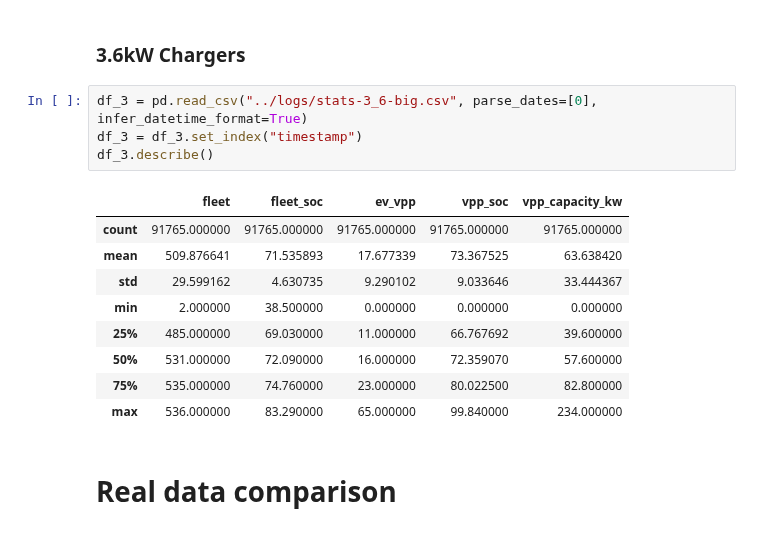
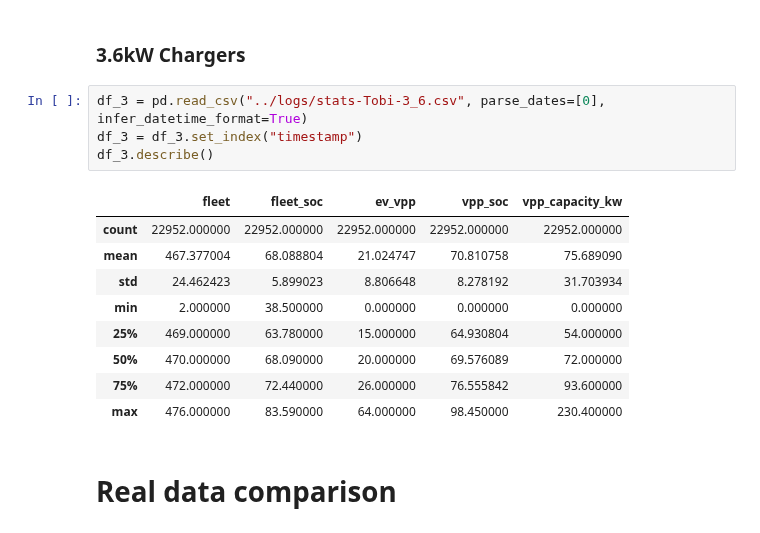
Before and after one commit to indyfree/FleetSim, a Jupyter notebook: notebooks/04-Simulation.ipynb, the cells around one changed output. Drawn from its saved outputs; the diff is of its cells as text.

```diff
--- a/notebooks/04-Simulation.ipynb
+++ b/notebooks/04-Simulation.ipynb
@@ -37,19 +37,19 @@ df_4.describe()
 # %% [markdown]
 ### 3.6kW Chargers
 # %%
-df_3 = pd.read_csv("../logs/stats-3_6-big.csv", parse_dates=[0], infer_datetime_format=True)
+df_3 = pd.read_csv("../logs/stats-Tobi-3_6.csv", parse_dates=[0], infer_datetime_format=True)
 df_3 = df_3.set_index("timestamp")
 df_3.describe()
 # %% [output]
 |  | fleet | fleet_soc | ev_vpp | vpp_soc | vpp_capacity_kw |
-| count | 91765.000000 | 91765.000000 | 91765.000000 | 91765.000000 | 91765.000000 |
-| mean | 509.876641 | 71.535893 | 17.677339 | 73.367525 | 63.638420 |
-| std | 29.599162 | 4.630735 | 9.290102 | 9.033646 | 33.444367 |
+| count | 22952.000000 | 22952.000000 | 22952.000000 | 22952.000000 | 22952.000000 |
+| mean | 467.377004 | 68.088804 | 21.024747 | 70.810758 | 75.689090 |
+| std | 24.462423 | 5.899023 | 8.806648 | 8.278192 | 31.703934 |
 | min | 2.000000 | 38.500000 | 0.000000 | 0.000000 | 0.000000 |
-| 25% | 485.000000 | 69.030000 | 11.000000 | 66.767692 | 39.600000 |
-| 50% | 531.000000 | 72.090000 | 16.000000 | 72.359070 | 57.600000 |
-| 75% | 535.000000 | 74.760000 | 23.000000 | 80.022500 | 82.800000 |
-| max | 536.000000 | 83.290000 | 65.000000 | 99.840000 | 234.000000 |
+| 25% | 469.000000 | 63.780000 | 15.000000 | 64.930804 | 54.000000 |
+| 50% | 470.000000 | 68.090000 | 20.000000 | 69.576089 | 72.000000 |
+| 75% | 472.000000 | 72.440000 | 26.000000 | 76.555842 | 93.600000 |
+| max | 476.000000 | 83.590000 | 64.000000 | 98.450000 | 230.400000 |
 # %% [markdown]
 # Real data comparison
 # %%
```
Also changed, not shown: parts of 5 cells of this notebook, 1 other file.
